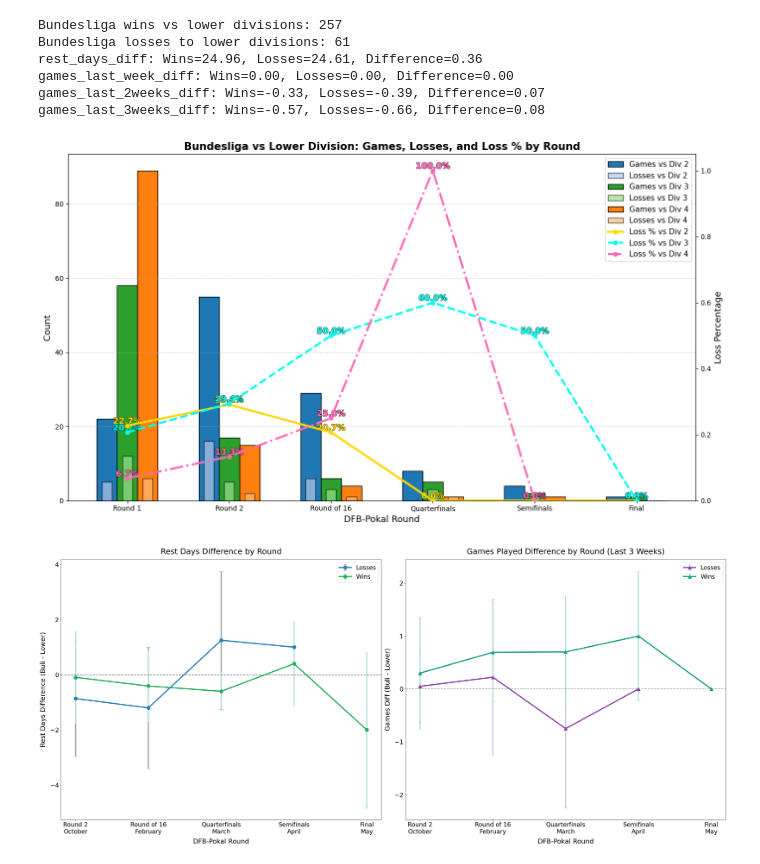
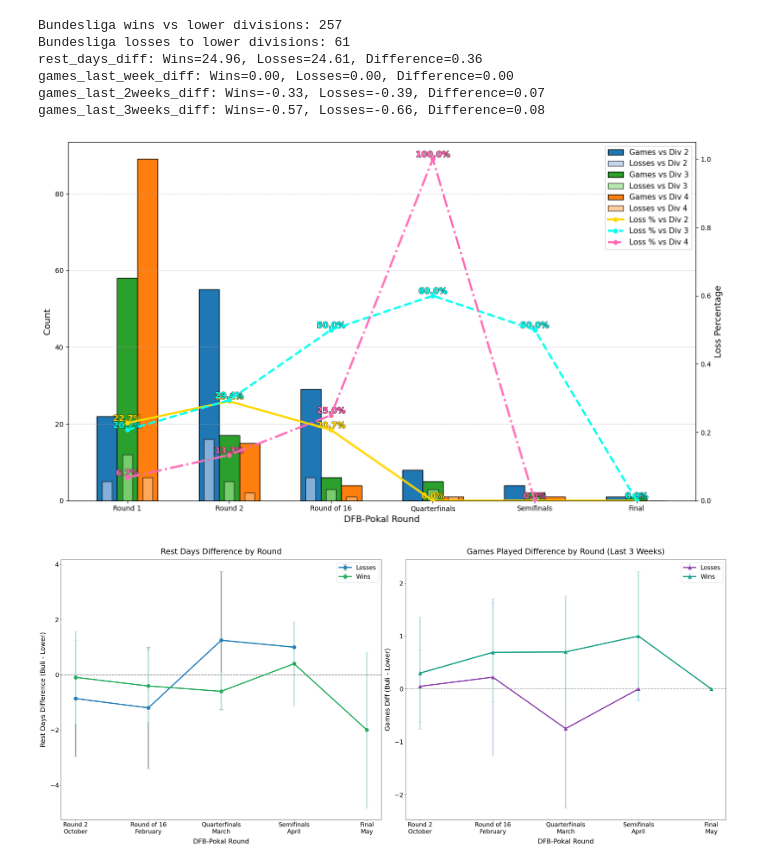
Before and after one commit to armin2080/DFB-Cup, a Jupyter notebook: notebook.ipynb, the cells around one changed output. Saved outputs shown, nothing was run; the diff lists cells and outputs as text; code cells hidden in the pictures.

```diff
--- a/notebook.ipynb
+++ b/notebook.ipynb
@@ -1498,7 +1587,7 @@ for i, div in enumerate(opponent_divisions):
 
 ax1.set_xlabel('DFB-Pokal Round', fontsize=13)
 ax1.set_ylabel('Count', fontsize=13)
-ax1.set_title('Bundesliga vs Lower Division: Games, Losses, and Loss % by Round', fontsize=15, weight='bold')
+# ax1.set_title('Bundesliga vs Lower Division: Games, Losses, and Loss % by Round', fontsize=15, weight='bold')
 ax1.set_xticks(x)
 ax1.set_xticklabels(rounds)
 ax1.grid(axis='y', linestyle='--', alpha=0.6)
@@ -1526,34 +1615,34 @@ for i, div in enumerate(opponent_divisions):
             ax2.text(
                 xi, yi + vertical_offset, f"{yi:.1%}",
                 ha='center', va='bottom', fontsize=12,
                 color=line_colors[i % len(line_colors)],
                 fontweight='bold',
                 path_effects=[
                     matplotlib.patheffects.withStroke(linewidth=1, foreground="black"),
                     matplotlib.patheffects.Normal()
                 ]
             )
 
 ax2.set_ylabel('Loss Percentage', fontsize=13)
 ax2.set_ylim(0, 1.05)
 
 # Combine legends from both axes
 handles1, labels1 = ax1.get_legend_handles_labels()
 handles2, labels2 = ax2.get_legend_handles_labels()
 ax2.legend(handles1 + handles2, labels1 + labels2, loc='upper right', fontsize=11)
 ax1.set_xticklabels([{
     1: "Round 1",
     2: "Round 2",
     3: "Round of 16",
     4: "Quarterfinals",
     5: "Semifinals",
     6: "Final"
 }.get(r, str(r)) for r in rounds])
 
 plt.tight_layout()
 plt.show()
 # %% [output]
-[figure, old version]
+[figure, new version]
 # %%
 # For each round, find the most frequent (mode) month(s) in which matches were held
 dfb_matches['month'] = dfb_matches['datetime'].dt.month
```
Also changed, not shown: parts of 22 cells of this notebook.
